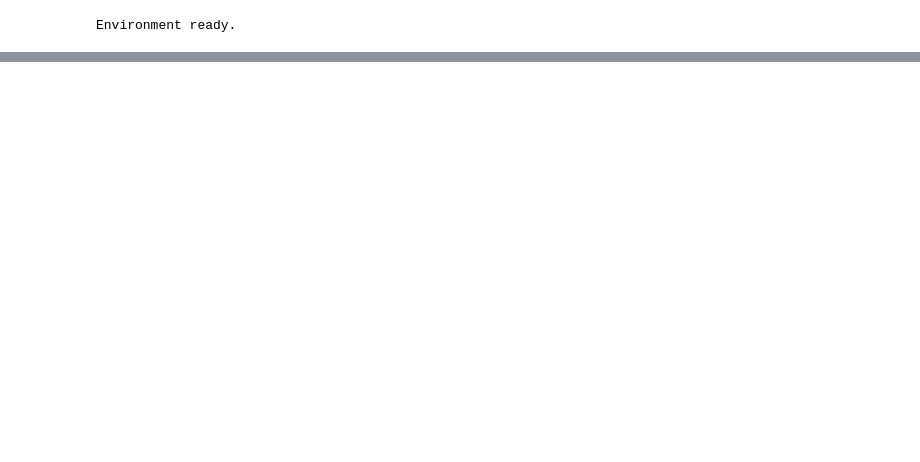
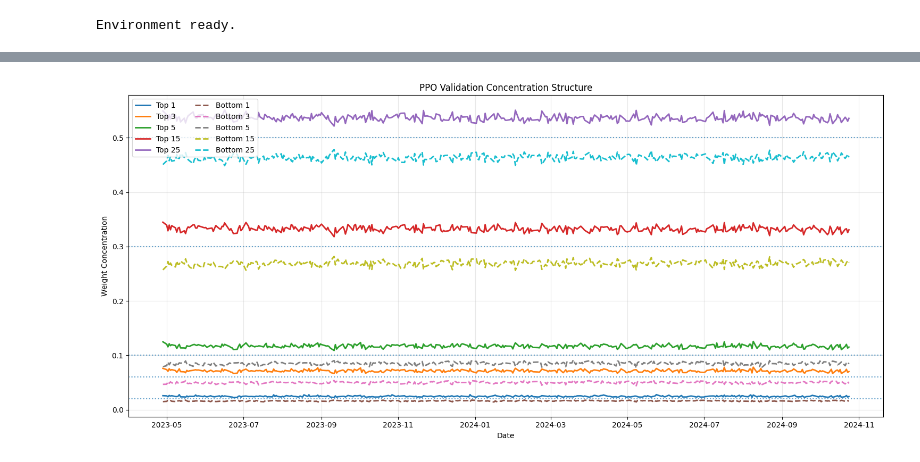
Before and after one commit to M1cW/INDENG-142-242B-Final, a Jupyter notebook: RL.ipynb, the cells around one changed output, grey strips where cells are left out. Saved outputs shown, nothing was run; the diff lists cells and outputs as text; code cells hidden in the pictures; blank space fills up the shorter version.

```diff
--- a/RL.ipynb
+++ b/RL.ipynb
@@ -1269,2 +1265,82 @@ Loaded best validation PPO model: ./rl_ppo_all50_long_only/best_model.zip
 [figure]
 Saved RL summaries, curves, and daily weights to rl_ppo_all50_long_only
+# %%
+## Checking to see that the model itself is not equal-weighting
+def compute_concentration(weights_df):
+    df = weights_df.copy()
+
+    rows = []
+
+    for date, group in df.groupby("target_date"):
+        w = group["weight"].to_numpy()
+
+        w_sorted_desc = np.sort(w)[::-1]
+        w_sorted_asc = np.sort(w)
+
+        def safe_sum(arr, k):
+            return arr[:k].sum() if len(arr) >= k else arr.sum()
+
+        row = {
+            "target_date": date,
+
+            # Top-k
+            "top1": w_sorted_desc[0],
+            "top3": safe_sum(w_sorted_desc, 3),
+            "top5": safe_sum(w_sorted_desc, 5),
+            "top15": safe_sum(w_sorted_desc, 15),
+            "top25": safe_sum(w_sorted_desc, 25),
+
+            # Bottom-k
+            "bottom1": w_sorted_asc[0],
+            "bottom3": safe_sum(w_sorted_asc, 3),
+            "bottom5": safe_sum(w_sorted_asc, 5),
+            "bottom15": safe_sum(w_sorted_asc, 15),
+            "bottom25": safe_sum(w_sorted_asc, 25),
+        }
+
+        rows.append(row)
+
+    out = pd.DataFrame(rows).sort_values("target_date")
+    out["target_date"] = pd.to_datetime(out["target_date"])
+    return out.set_index("target_date")
+
+def plot_concentration(conc_df, n_assets=50,
+                       title="PPO Portfolio Concentration Over Time"):
+
+    plt.figure(figsize=(15, 7))
+
+    # --- TOP ---
+    plt.plot(conc_df.index, conc_df["top1"], label="Top 1", linewidth=2)
+    plt.plot(conc_df.index, conc_df["top3"], label="Top 3", linewidth=2)
+    plt.plot(conc_df.index, conc_df["top5"], label="Top 5", linewidth=2)
+    plt.plot(conc_df.index, conc_df["top15"], label="Top 15", linewidth=2)
+    plt.plot(conc_df.index, conc_df["top25"], label="Top 25", linewidth=2)
+
+    # --- BOTTOM ---
+    plt.plot(conc_df.index, conc_df["bottom1"], linestyle="--", label="Bottom 1", linewidth=2)
+    plt.plot(conc_df.index, conc_df["bottom3"], linestyle="--", label="Bottom 3", linewidth=2)
+    plt.plot(conc_df.index, conc_df["bottom5"], linestyle="--", label="Bottom 5", linewidth=2)
+    plt.plot(conc_df.index, conc_df["bottom15"], linestyle="--", label="Bottom 15", linewidth=2)
+    plt.plot(conc_df.index, conc_df["bottom25"], linestyle="--", label="Bottom 25", linewidth=2)
+
+    # --- Equal-weight reference lines ---
+    for k in [1, 3, 5, 15, 25]:
+        plt.axhline(k / n_assets, linestyle=":", linewidth=1.5, alpha=0.7)
+
+    plt.title(title)
+    plt.xlabel("Date")
+    plt.ylabel("Weight Concentration")
+    plt.grid(True, alpha=0.3)
+    plt.legend(ncol=2)
+    plt.tight_layout()
+    plt.show()
+
+conc_valid = compute_concentration(valid_ppo_weights)
+plot_concentration(conc_valid, n_assets=len(valid_ppo_weights["symbol"].unique()),
+                   title="PPO Validation Concentration Structure")
+
+conc_test = compute_concentration(test_ppo_weights)
+plot_concentration(conc_test, n_assets=len(test_ppo_weights["symbol"].unique()),
+                   title="PPO Test Concentration Structure")
+# %% [output]
+[figure, added]
```
Also changed, not shown: parts of 7 cells of this notebook, 4 other files.
